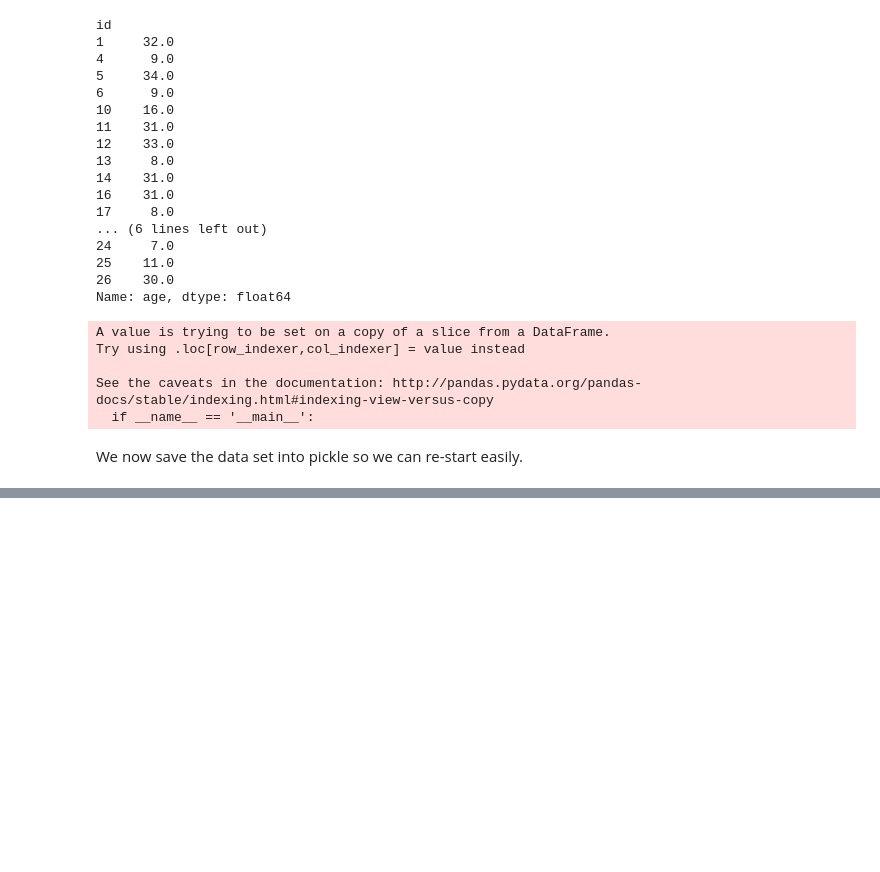
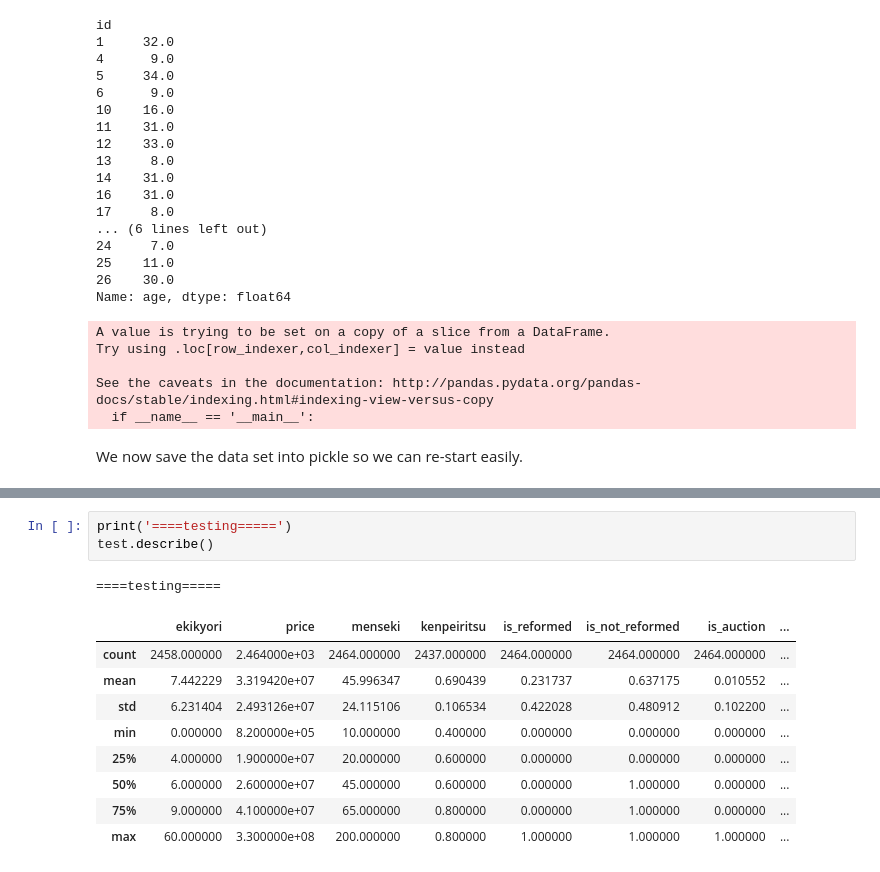
Before and after one commit to stubz/machine-learning, a Jupyter notebook: projects/capstone/tokyo_housing_data_analysis.ipynb, the cells around one changed output, grey strips where cells are left out. Cells and saved outputs as stored; diff of their text form; blank space fills up the shorter version.

```diff
--- a/projects/capstone/tokyo_housing_data_analysis.ipynb
+++ b/projects/capstone/tokyo_housing_data_analysis.ipynb
@@ -305,0 +394,14 @@ d = pickle.load(open('tokyo_apartment.p', 'rb'))
+# %%
+print('====testing=====')
+test.describe()
+# %% [output]
+====testing=====
+|  | ekikyori | price | menseki | kenpeiritsu | is_reformed | is_not_reformed | is_auction | ... |
+| count | 2458.000000 | 2.464000e+03 | 2464.000000 | 2437.000000 | 2464.000000 | 2464.000000 | 2464.000000 | ... |
+| mean | 7.442229 | 3.319420e+07 | 45.996347 | 0.690439 | 0.231737 | 0.637175 | 0.010552 | ... |
+| std | 6.231404 | 2.493126e+07 | 24.115106 | 0.106534 | 0.422028 | 0.480912 | 0.102200 | ... |
+| min | 0.000000 | 8.200000e+05 | 10.000000 | 0.400000 | 0.000000 | 0.000000 | 0.000000 | ... |
+| 25% | 4.000000 | 1.900000e+07 | 20.000000 | 0.600000 | 0.000000 | 0.000000 | 0.000000 | ... |
+| 50% | 6.000000 | 2.600000e+07 | 45.000000 | 0.600000 | 0.000000 | 1.000000 | 0.000000 | ... |
+| 75% | 9.000000 | 4.100000e+07 | 65.000000 | 0.800000 | 0.000000 | 1.000000 | 0.000000 | ... |
+| max | 60.000000 | 3.300000e+08 | 200.000000 | 0.800000 | 1.000000 | 1.000000 | 1.000000 | ... |
```
Also changed, not shown: parts of 12 cells of this notebook.
